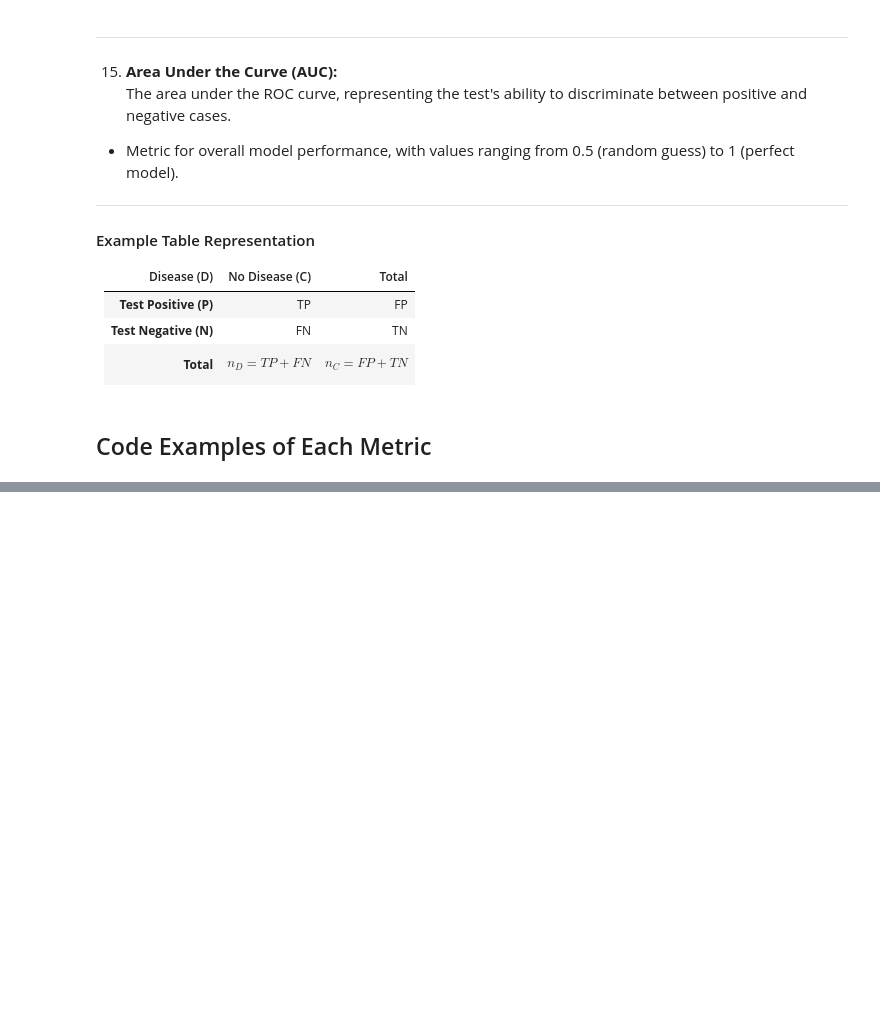
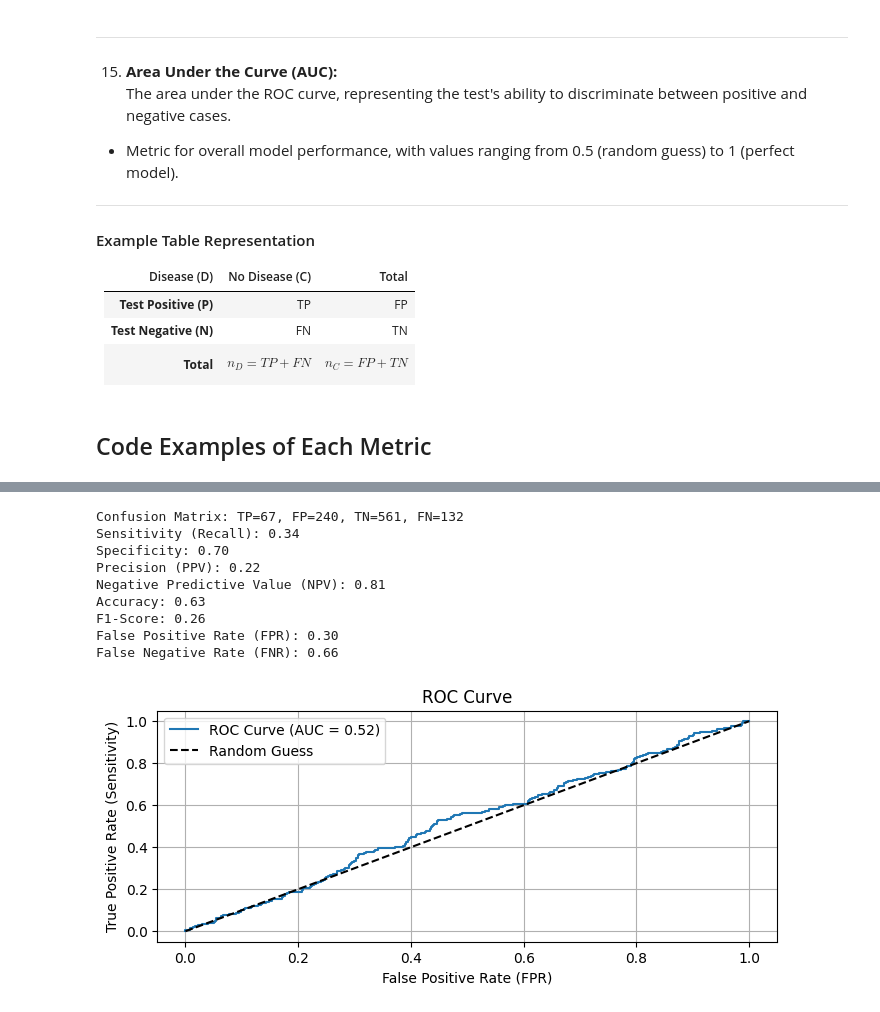
Before and after one commit to Amehroke/GaTech_BayesianStats, a Jupyter notebook: Notes/Hw2_Notes.ipynb, the cells around one changed output, grey strips where cells are left out. Cells and saved outputs as stored; diff of their text form; code cells hidden in the pictures; blank space fills up the shorter version.

```diff
--- a/Notes/Hw2_Notes.ipynb
+++ b/Notes/Hw2_Notes.ipynb
@@ -117,0 +120,66 @@ import matplotlib.pyplot as plt
+# %%
+import numpy as np
+from sklearn.metrics import roc_curve, auc, confusion_matrix
+import matplotlib.pyplot as plt
+
+# Step 1: Simulate a binary classification problem
+
+np.random.seed(42) # For reproducibility we assign a seed to the random number generator
+n_samples = 1000 # Number of samples in the dataset aka population size
+
+true_labels = np.random.choice([0, 1], size=n_samples, p=[0.8, 0.2]) # Generates the ground truths at random
+#Defines the probabilities of selecting each class. 0 (negative class) has an 80% and 1 (positive class) has a 20%
+
+predicted_probs = np.random.rand(n_samples)  # Random probabilities as model output
+threshold = 0.7 # Sets the decision threshold for classification. If the probability is greater than 0.7, the class is 1
+predicted_labels = (predicted_probs >= threshold).astype(int)
+
+
+# Step 2: Calculate confusion matrix components
+tn, fp, fn, tp = confusion_matrix(true_labels, predicted_labels).ravel()
+
+# Step 3: Calculate metrics
+sensitivity = tp / (tp + fn)  # Recall / True Positive Rate
+specificity = tn / (tn + fp)  # True Negative Rate
+precision = tp / (tp + fp)  # Positive Predictive Value
+npv = tn / (tn + fn)  # Negative Predictive Value
+accuracy = (tp + tn) / (tp + fp + tn + fn)
+f1_score = 2 * (precision * sensitivity) / (precision + sensitivity)
+fpr = fp / (fp + tn)  # False Positive Rate
+fnr = fn / (tp + fn)  # False Negative Rate
+
+# Print metrics
+print(f"Confusion Matrix: TP={tp}, FP={fp}, TN={tn}, FN={fn}")
+print(f"Sensitivity (Recall): {sensitivity:.2f}")
+print(f"Specificity: {specificity:.2f}")
+print(f"Precision (PPV): {precision:.2f}")
+print(f"Negative Predictive Value (NPV): {npv:.2f}")
+print(f"Accuracy: {accuracy:.2f}")
+print(f"F1-Score: {f1_score:.2f}")
+print(f"False Positive Rate (FPR): {fpr:.2f}")
+print(f"False Negative Rate (FNR): {fnr:.2f}")
+
+# Step 4: Visualize ROC Curve and Calculate AUC
+fpr_values, tpr_values, thresholds = roc_curve(true_labels, predicted_probs)
+roc_auc = auc(fpr_values, tpr_values)
+
+plt.figure(figsize=(8, 3))
+plt.plot(fpr_values, tpr_values, label=f"ROC Curve (AUC = {roc_auc:.2f})")
+plt.plot([0, 1], [0, 1], 'k--', label="Random Guess")
+plt.xlabel("False Positive Rate (FPR)")
+plt.ylabel("True Positive Rate (Sensitivity)")
+plt.title("ROC Curve")
+plt.legend()
+plt.grid()
+plt.show()
+# %% [output]
+Confusion Matrix: TP=67, FP=240, TN=561, FN=132
+Sensitivity (Recall): 0.34
+Specificity: 0.70
+Precision (PPV): 0.22
+Negative Predictive Value (NPV): 0.81
+Accuracy: 0.63
+F1-Score: 0.26
+False Positive Rate (FPR): 0.30
+False Negative Rate (FNR): 0.66
+[figure, added]
```
Also changed, not shown: parts of 4 cells of this notebook.
